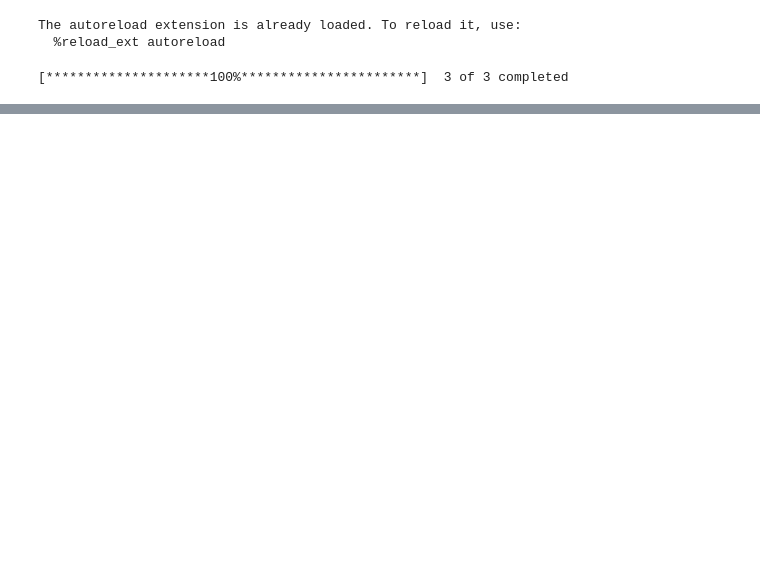
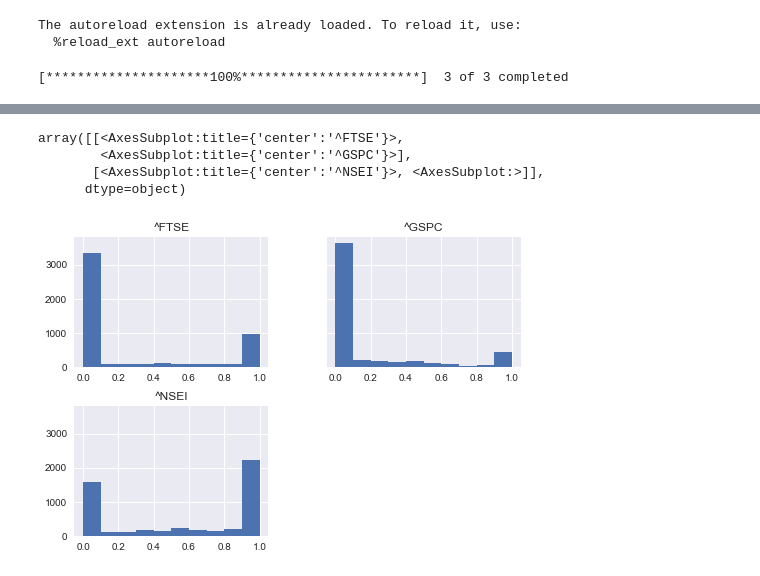
Before and after one commit to Ashrit-K/PyPortfolio, a Jupyter notebook: test.ipynb, the cells around one changed output, grey strips where cells are left out. Cells and saved outputs as stored; diff of their text form; code cells hidden in the pictures; blank space fills up the shorter version.

Commit message:
- tested resampled optimization; needs speed up - updated gitignore to ignore md file

```diff
--- a/test.ipynb
+++ b/test.ipynb
@@ -53,0 +43,8 @@ plt.scatter(x, y)
+# %%
+gmv_weights = []
+
+for resampled_returns in tqdm(range(5000)):
+
+    rets = returns_monthly.sample(36, replace=True)
+    gmv= maximum_sharpe_weights(rets, 'M')
+    gmv_weights.append(gmv[1])
@@ -53,0 +53,3 @@ plt.scatter(x, y)
+# %%
+df = pd.DataFrame(data=gmv_weights, columns = returns_monthly.columns)
+df.hist?
@@ -53,0 +74,8 @@ plt.scatter(x, y)
+# %%
+df.hist(sharey=True)
+# %% [output]
+array([[<AxesSubplot:title={'center':'^FTSE'}>,
+        <AxesSubplot:title={'center':'^GSPC'}>],
+       [<AxesSubplot:title={'center':'^NSEI'}>, <AxesSubplot:>]],
+      dtype=object)
+[figure, added]
```
Also changed, not shown: parts of 9 cells of this notebook, 1 other file.
